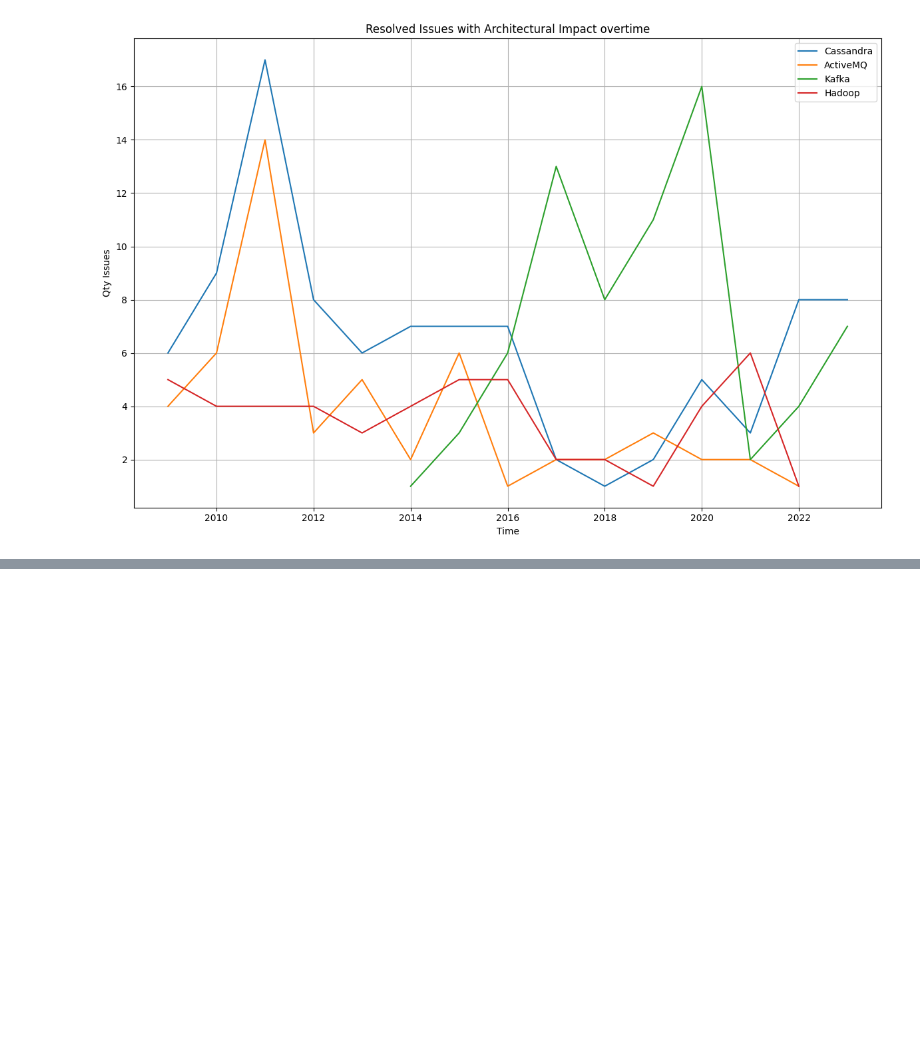
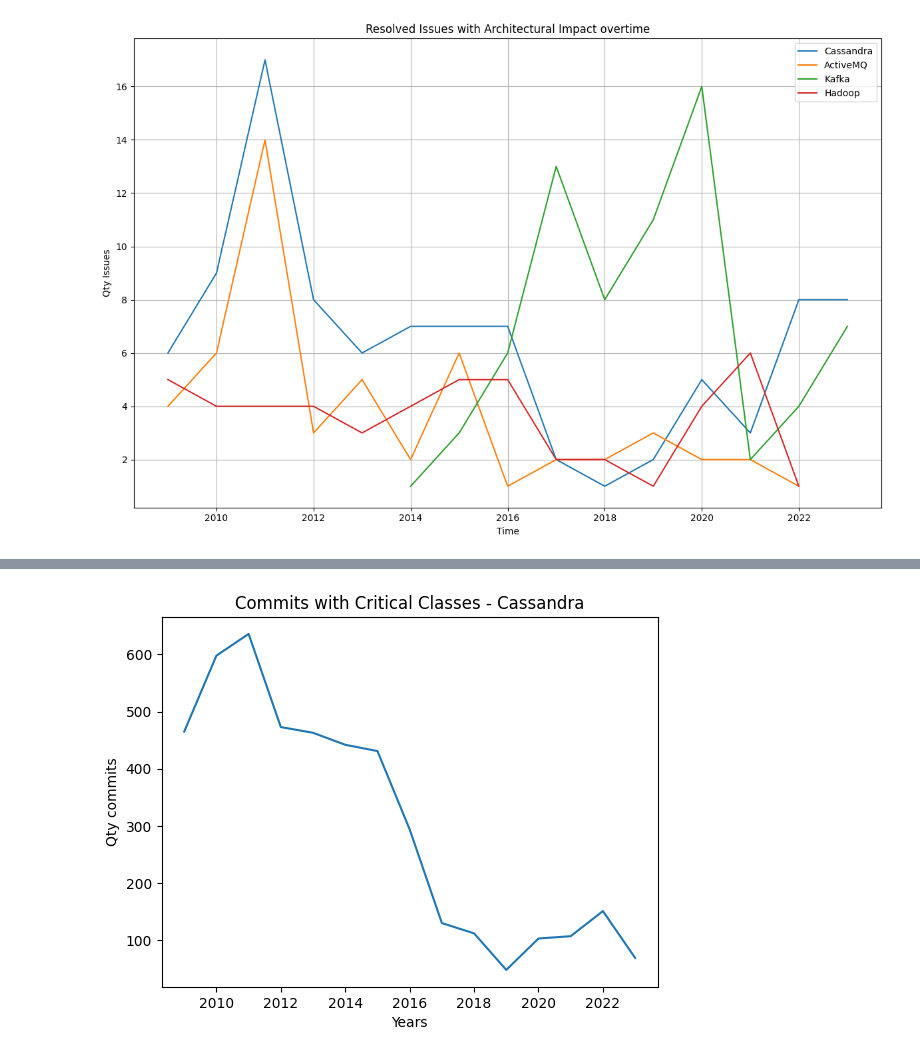
Before and after one commit to armandossrecife/my_validation, a Jupyter notebook: my_comparison.ipynb, the cells around one changed output, grey strips where cells are left out. Drawn from its saved outputs; the diff is of its cells as text; code cells hidden in the pictures; blank space fills up the shorter version.

```diff
--- a/my_comparison.ipynb
+++ b/my_comparison.ipynb
@@ -2405,0 +2410,10 @@ gera_graficos_sobrescritos(t1=(anos_cr, qtd_issues_cr), t2=(anos_ar, qtd_issues_
+# %%
+df_ccwcc = df_cassandra_commits_with_critical_classes.copy()
+colunas_c = ['hahs', 'date']
+df_ccwcc = df_ccwcc[colunas_c]
+df_ccwcc['year'] = pd.to_datetime(df_ccwcc['date']).dt.year
+# %%
+commits_per_year = df_ccwcc.groupby(['year']).size()
+commits_new_df = commits_per_year.to_frame(name='commits_count').reset_index()
+df_cassandra_commits_by_year = commits_new_df.copy()
+df_cassandra_commits_by_year
@@ -2405,0 +2437,12 @@ gera_graficos_sobrescritos(t1=(anos_cr, qtd_issues_cr), t2=(anos_ar, qtd_issues_
+# %%
+anos_commit = df_cassandra_commits_by_year.year
+qtd_commit = df_cassandra_commits_by_year.commits_count
+# %%
+# Exemplo de uso da classe Gráfico
+grafico_cassandra_commits = GraficoSerieTemporal()
+grafico_cassandra_commits.set_eixo_x(x=anos_commit)
+grafico_cassandra_commits.set_eixo_y(y=qtd_commit)
+grafico_cassandra_commits.configura_titulo_e_rotulos(titulo='Commits with Critical Classes - Cassandra', rotulo_x='Years', rotulo_y='Qty commits')
+grafico_cassandra_commits.exibir_gráfico()
+# %% [output]
+[figure, added]
```
Also changed, not shown: parts of 14 cells of this notebook.
